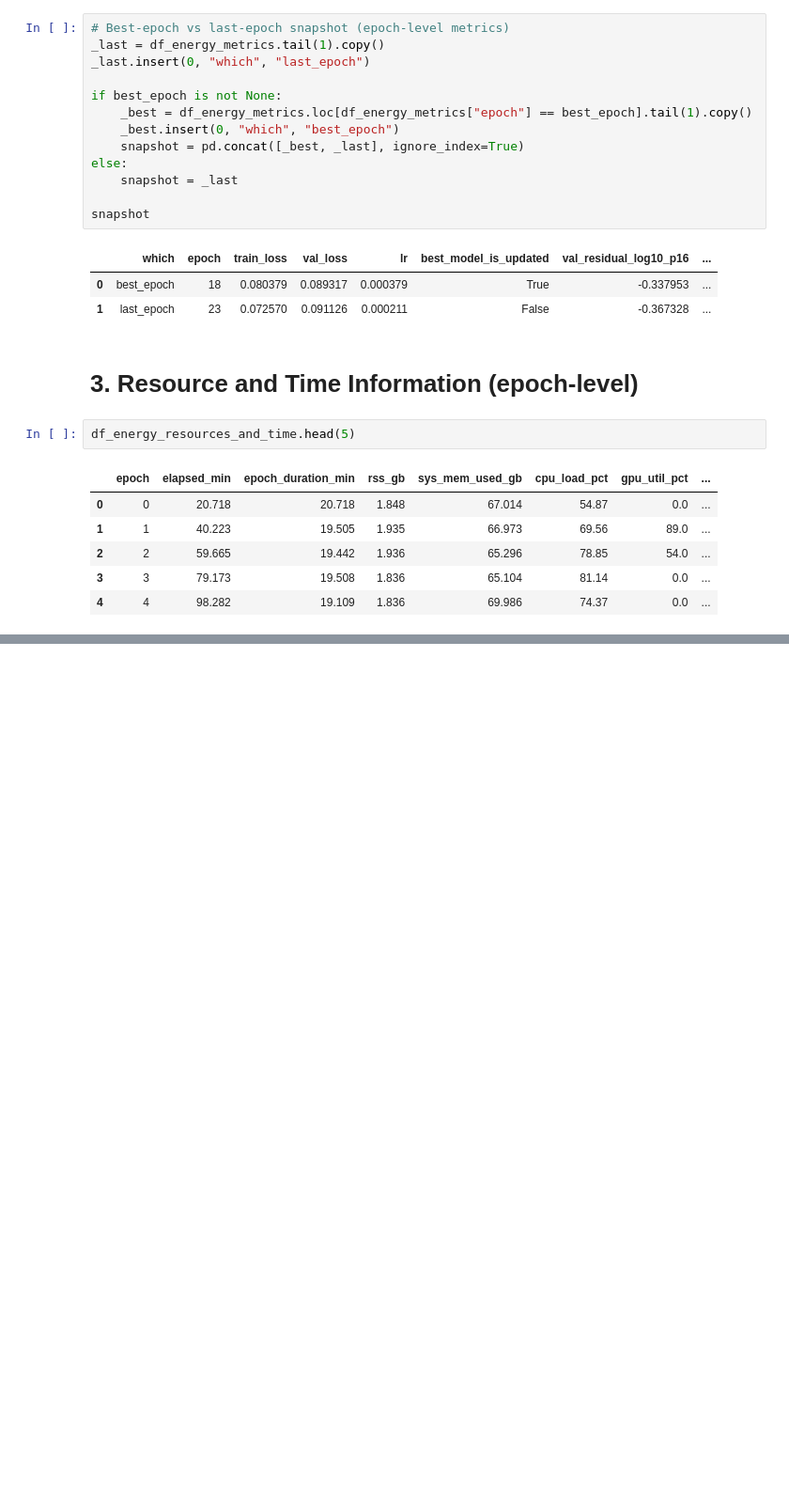
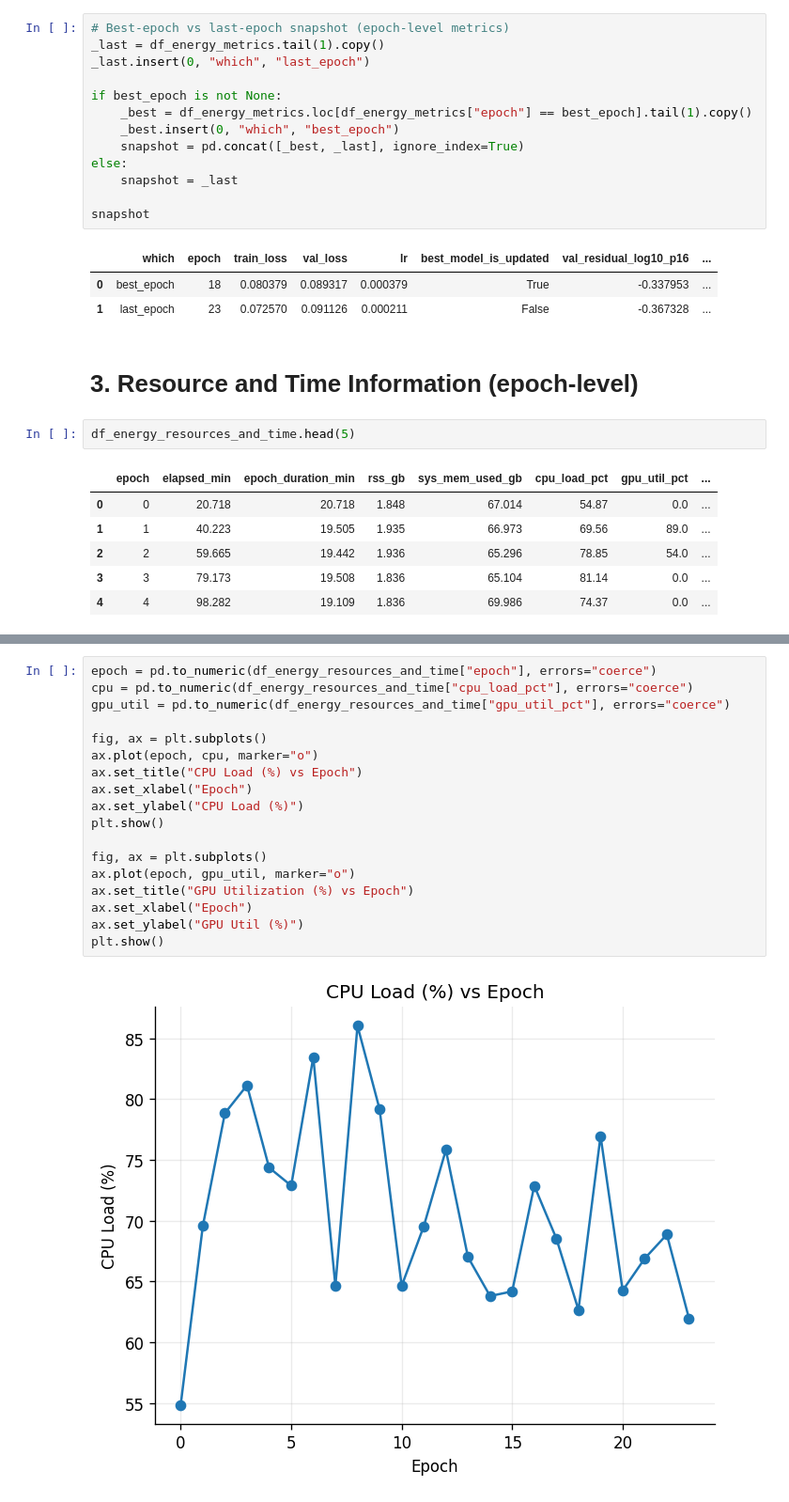
Before and after one commit to kubrabas/Graphnet-Applications, a Jupyter notebook: Training/EventPulseSeries_nonoise/initiative2/result_analysis_energy.ipynb, the cells around one changed output, grey strips where cells are left out. Shown at 94% size. Drawn from its saved outputs; the diff is of its cells as text; blank space fills up the shorter version.

```diff
--- a/Training/EventPulseSeries_nonoise/initiative2/result_analysis_energy.ipynb
+++ b/Training/EventPulseSeries_nonoise/initiative2/result_analysis_energy.ipynb
@@ -685,0 +735,20 @@ df_energy_resources_and_time.head(5)
+# %%
+epoch = pd.to_numeric(df_energy_resources_and_time["epoch"], errors="coerce")
+cpu = pd.to_numeric(df_energy_resources_and_time["cpu_load_pct"], errors="coerce")
+gpu_util = pd.to_numeric(df_energy_resources_and_time["gpu_util_pct"], errors="coerce")
+
+fig, ax = plt.subplots()
+ax.plot(epoch, cpu, marker="o")
+ax.set_title("CPU Load (%) vs Epoch")
+ax.set_xlabel("Epoch")
+ax.set_ylabel("CPU Load (%)")
+plt.show()
+
+fig, ax = plt.subplots()
+ax.plot(epoch, gpu_util, marker="o")
+ax.set_title("GPU Utilization (%) vs Epoch")
+ax.set_xlabel("Epoch")
+ax.set_ylabel("GPU Util (%)")
+plt.show()
+# %% [output]
+[figure, added]
```
Also changed, not shown: parts of 10 cells of this notebook.
